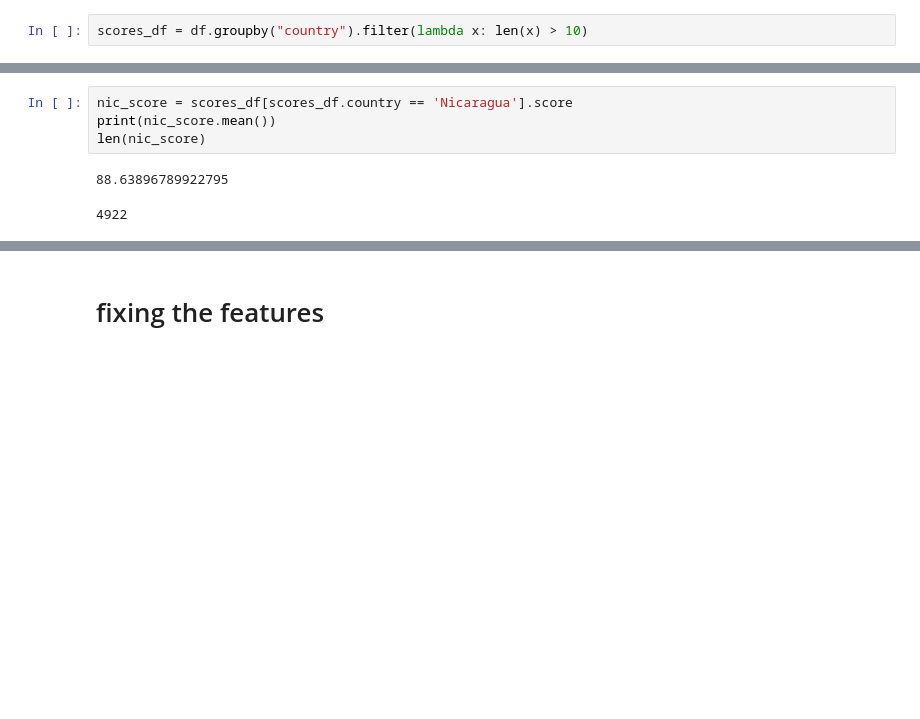
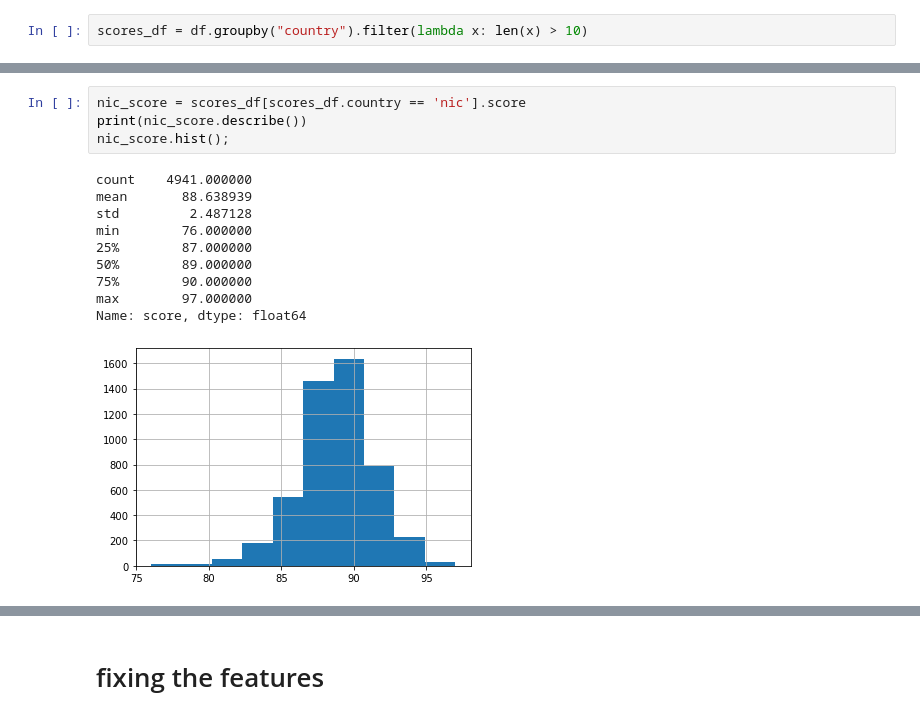
Before and after one commit to dj-betts/top-25-cigars, a Jupyter notebook: eda_cigar_aficionado.ipynb, the cells around one changed output, grey strips where cells are left out. Cells and saved outputs as stored; diff of their text form; blank space fills up the shorter version.

```diff
--- a/eda_cigar_aficionado.ipynb
+++ b/eda_cigar_aficionado.ipynb
@@ -106,8 +126,16 @@ len(cuba_score)
 # %%
-nic_score = scores_df[scores_df.country == 'Nicaragua'].score
-print(nic_score.mean())
-len(nic_score)
+nic_score = scores_df[scores_df.country == 'nic'].score
+print(nic_score.describe())
+nic_score.hist();
 # %% [output]
-88.63896789922795
+count    4941.000000
+mean       88.638939
+std         2.487128
+min        76.000000
+25%        87.000000
+50%        89.000000
+75%        90.000000
+max        97.000000
+Name: score, dtype: float64
-4922
+[figure, added]
 # %%
```
Also changed, not shown: parts of 33 cells of this notebook.
